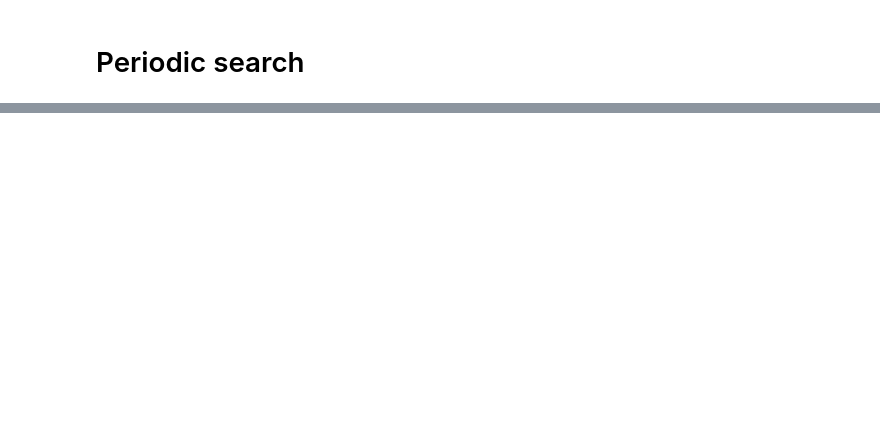
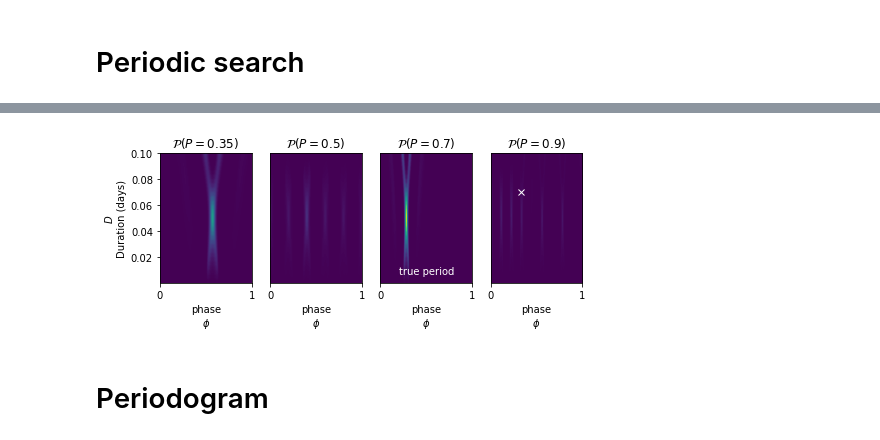
Before and after one commit to lgrcia/paper-nuance, a Jupyter notebook: simple/notebooks/principle.ipynb, the cells around one changed output, grey strips where cells are left out. Saved outputs shown, nothing was run; the diff lists cells and outputs as text; code cells hidden in the pictures; blank space fills up the shorter version.

```diff
--- a/simple/notebooks/principle.ipynb
+++ b/simple/notebooks/principle.ipynb
@@ -173,0 +97,42 @@ plt.savefig("../figures/principle_periodic.pdf")
+# %%
+plt.figure(None, (7., 3.))
+
+n = len(periods)
+
+Pc = fold(true_period)[2]
+Pc -= np.median(Pc)
+M = np.max(Pc)
+
+for i, P in enumerate(periods):
+    fold = nu.search_data.fold_ll
+    pt0s, Pv, Pc = fold(P)
+
+    ax = plt.subplot(1, n, i+1)
+    if i == 0:
+        plt.ylabel("$D$\nDuration (days)")
+
+    Pc -= np.median(Pc)
+    plt.imshow(Pc.T, aspect='auto', extent=extent, origin="lower", vmin=np.median(Pc), vmax=M)
+    plt.xlabel("phase\n$\phi$")
+    plt.title(rf"$\mathcal{{P}}(P={{{P}}})$")
+
+    if P==true_period:
+        plt.text(0.5, 0.05, f"true period", fontsize=10, c="w", ha='center', va='bottom', transform=plt.gca().transAxes)
+
+    if P==P1:
+        plt.plot(pt0s[k], 0.07, "x", c="w")
+
+    plt.tick_params(
+        axis='y',
+        which='both',
+        left=i==0,
+        labelleft=i==0)
+    ax.set_xticks([0, 1], ["0", "1"])
+
+plt.tight_layout()
+plt.subplots_adjust(wspace=0.2)
+plt.savefig("../figures/principle_periodic_1.pdf")
+# %% [output]
+[figure, added]
+# %% [markdown]
+# Periodogram
```
Also changed, not shown: parts of 10 cells of this notebook, 8 other files.
